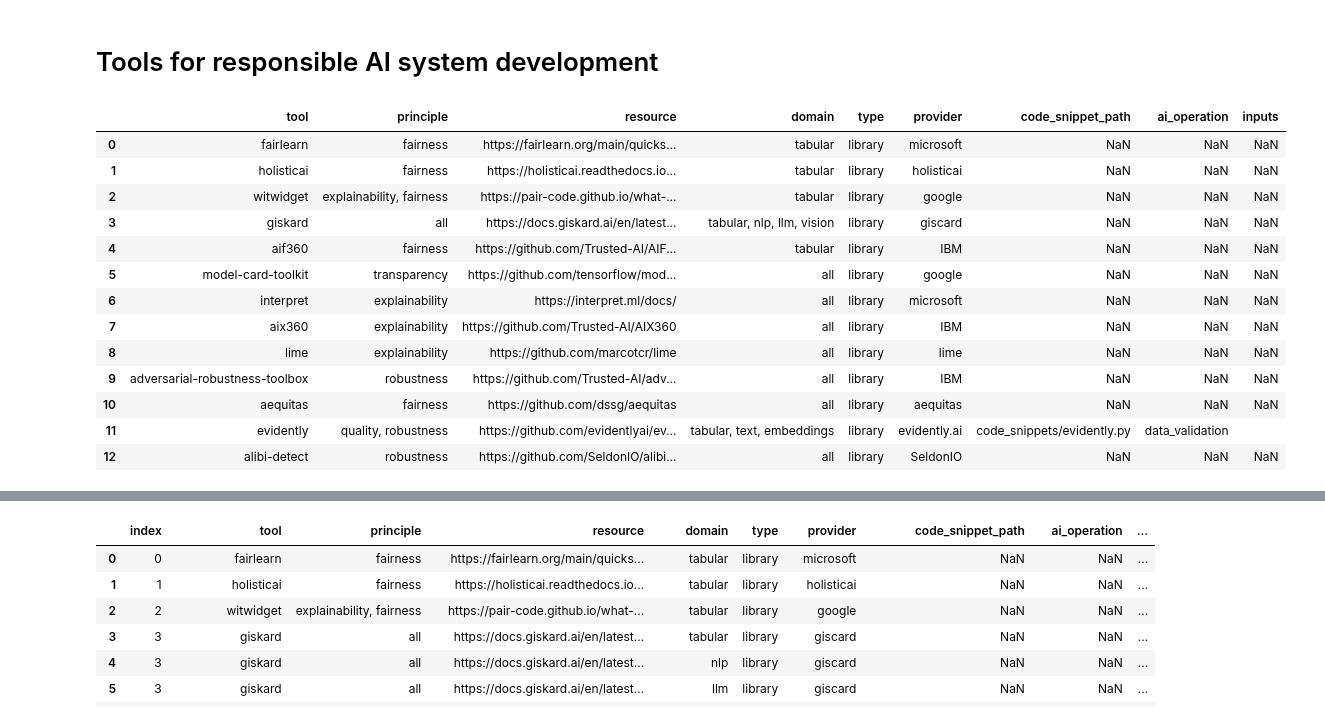
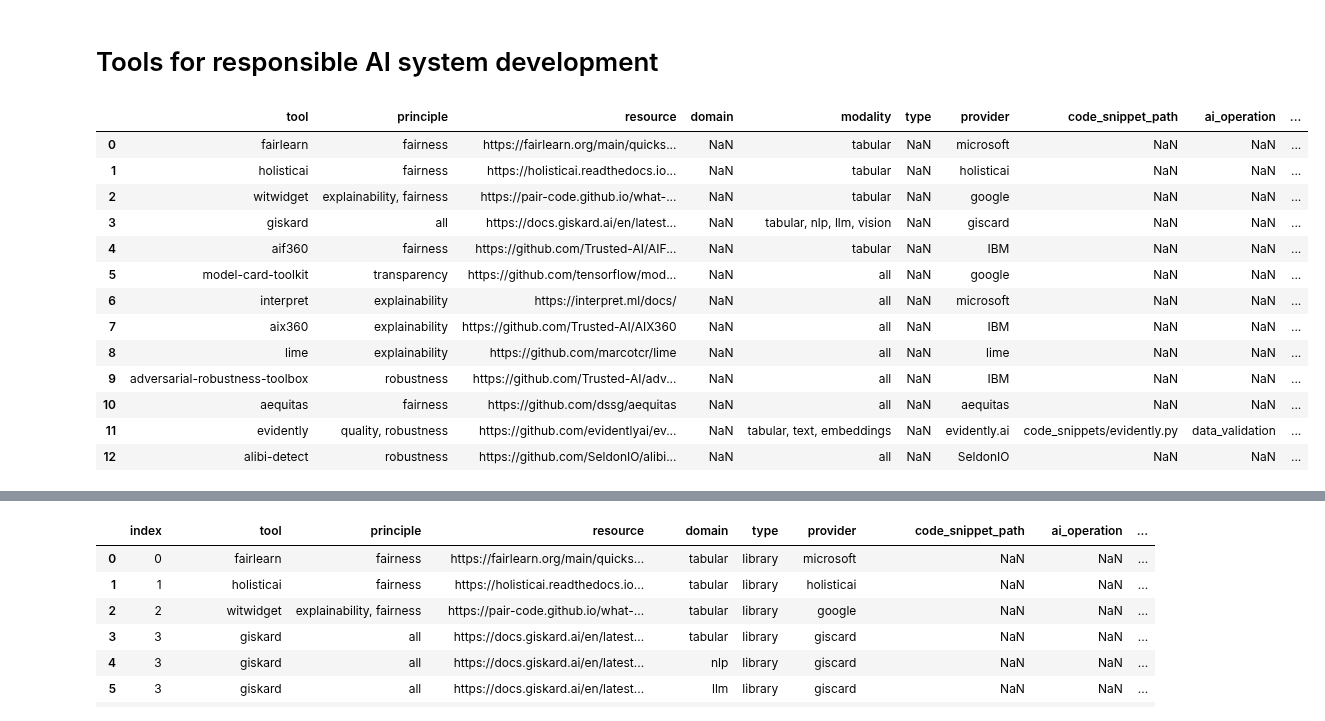
Before and after one commit to AlbanaCelepija/enhanced_mlops, a Jupyter notebook: tools_catalog/tools.ipynb, the cells around one changed output, grey strips where cells are left out. Saved outputs shown, nothing was run; the diff lists cells and outputs as text; code cells hidden in the pictures.

```diff
--- a/tools_catalog/tools.ipynb
+++ b/tools_catalog/tools.ipynb
@@ -3,38 +3,56 @@ import pandas as pd
 # %% [markdown]
 # Tools for responsible AI system development
 # %%
+# modality: tabular, text, image, audio, video
+
 tools_list = [
-    {"tool": "fairlearn", "principle": "fairness", "resource": "https://fairlearn.org/main/quickstart.html", "domain": "tabular", "type": "library", "provider": "microsoft"},
-    {"tool": "holisticai", "principle": "fairness", "resource": "https://holisticai.readthedocs.io/en/latest/getting_started/quickstart.html", "domain": "tabular", "type": "library", "provider": "holisticai"},
-    {"tool": "witwidget", "principle": "explainability, fairness", "resource": "https://pair-code.github.io/what-if-tool/", "domain": "tabular", "type": "library", "provider": "google"},
-    {"tool": "giskard", "principle": "all", "resource": "https://docs.giskard.ai/en/latest/getting_started/quickstart/index.html", "domain": "tabular, nlp, llm, vision", "type": "library", "provider": "giscard"},
-    {"tool": "aif360", "principle": "fairness", "resource": "https://github.com/Trusted-AI/AIF360/tree/main", "domain": "tabular", "type": "library", "provider": "IBM"},
-    {"tool": "model-card-toolkit", "principle": "transparency", "resource": "https://github.com/tensorflow/model-card-toolkit", "domain": "all", "type": "library", "provider": "google"},
-    {"tool": "interpret", "principle": "explainability", "resource": "https://interpret.ml/docs/", "domain": "all", "type": "library", "provider": "microsoft"},
-    {"tool": "aix360", "principle": "explainability", "resource": "https://github.com/Trusted-AI/AIX360", "domain": "all", "type": "library", "provider": "IBM"},
-    {"tool": "lime", "principle": "explainability", "resource": "https://github.com/marcotcr/lime", "domain": "all", "type": "library", "provider": "lime"},
-    {"tool": "adversarial-robustness-toolbox", "principle": "robustness", "resource": "https://github.com/Trusted-AI/adversarial-robustness-toolbox?tab=readme-ov-file", "domain": "all", "type": "library", "provider": "IBM"},
-    {"tool": "aequitas", "principle": "fairness", "resource": "https://github.com/dssg/aequitas", "domain": "all", "type": "library", "provider": "aequitas"},
-    {"tool": "evidently", "principle": "quality, robustness", "resource": "https://github.com/evidentlyai/evidently", "domain": "tabular, text, embeddings", "type": "library", "provider": "evidently.ai",
-        "code_snippet_path": "code_snippets/evidently.py", "ai_operation": "data_validation", "inputs": ""},
-    {"tool": "alibi-detect", "principle": "robustness", "resource": "https://github.com/SeldonIO/alibi-detect", "domain": "all", "type": "library", "provider": "SeldonIO"},
+    {"tool": "fairlearn", "principle": "fairness", "resource": "https://fairlearn.org/main/quickstart.html",
+            "modality": "tabular", "provider": "microsoft"},
+    {"tool": "holisticai", "principle": "fairness", "resource": "https://holisticai.readthedocs.io/en/latest/getting_started/quickstart.html",
+            "modality": "tabular", "provider": "holisticai"},
+    {"tool": "witwidget", "principle": "explainability, fairness", "resource": "https://pair-code.github.io/what-if-tool/",
+            "modality": "tabular", "provider": "google"},
+    {"tool": "giskard", "principle": "all", "resource": "https://docs.giskard.ai/en/latest/getting_started/quickstart/index.html",
+            "modality": "tabular, nlp, llm, vision", "provider": "giscard"},
+    {"tool": "aif360", "principle": "fairness", "resource": "https://github.com/Trusted-AI/AIF360/tree/main",
+            "modality": "tabular", "provider": "IBM"},
+    {"tool": "model-card-toolkit", "principle": "transparency", "resource": "https://github.com/tensorflow/model-card-toolkit",
+            "modality": "all", "provider": "google"},
+    {"tool": "interpret", "principle": "explainability", "resource": "https://interpret.ml/docs/",
+            "modality": "all", "provider": "microsoft"},
+    {"tool": "aix360", "principle": "explainability", "resource": "https://github.com/Trusted-AI/AIX360",
+            "modality": "all", "provider": "IBM"},
+    {"tool": "lime", "principle": "explainability", "resource": "https://github.com/marcotcr/lime",
+            "modality": "all", "provider": "lime"},
+    {"tool": "adversarial-robustness-toolbox", "principle": "robustness", "resource": "https://github.com/Trusted-AI/adversarial-robustness-toolbox?tab=readme-ov-file",
+            "modality": "all", "provider": "IBM"},
+    {"tool": "aequitas", "principle": "fairness", "resource": "https://github.com/dssg/aequitas",
+            "modality": "all", "provider": "aequitas"},
+    {"tool": "evidently", "principle": "quality, robustness", "resource": "https://github.com/evidentlyai/evidently",
+            "modality": "tabular, text, embeddings", "provider": "evidently.ai",
+            "code_snippet_path": "code_snippets/evidently.py", "ai_operation": "data_validation",
+            "inputs": "", "outputs": "", "question": "Can you generate a report about the level of data drift for the given reference and target data?"},
+    {"tool": "alibi-detect", "principle": "robustness", "resource": "https://github.com/SeldonIO/alibi-detect",
+            "modality": "all", "provider": "SeldonIO"},
 ]
-tools_principles_df = pd.DataFrame(tools_list, columns=["tool",	"principle", "resource", "domain", "type", "provider", "code_snippet_path", "ai_operation", "inputs"])
+tools_principles_df = pd.DataFrame(tools_list, columns=["tool",	"principle", "resource", "domain", "modality", "type", "provider",
+                                                        "code_snippet_path", "ai_operation", "inputs", "outputs", "question"])
+# applicative domain TODO
 tools_principles_df.to_csv("tools_principles_list.csv", index=False)
 tools_principles_df
 # %% [output]
-|  | tool | principle | resource | domain | type | provider | code_snippet_path | ai_operation | inputs |
-| 0 | fairlearn | fairness | https://fairlearn.org/main/quicks... | tabular | library | microsoft | NaN | NaN | NaN |
-| 1 | holisticai | fairness | https://holisticai.readthedocs.io... | tabular | library | holisticai | NaN | NaN | NaN |
-| 2 | witwidget | explainability, fairness | https://pair-code.github.io/what-... | tabular | library | google | NaN | NaN | NaN |
-| 3 | giskard | all | https://docs.giskard.ai/en/latest... | tabular, nlp, llm, vision | library | giscard | NaN | NaN | NaN |
-| 4 | aif360 | fairness | https://github.com/Trusted-AI/AIF... | tabular | library | IBM | NaN | NaN | NaN |
-| 5 | model-card-toolkit | transparency | https://github.com/tensorflow/mod... | all | library | google | NaN | NaN | NaN |
-| 6 | interpret | explainability | https://interpret.ml/docs/ | all | library | microsoft | NaN | NaN | NaN |
-| 7 | aix360 | explainability | https://github.com/Trusted-AI/AIX360 | all | library | IBM | NaN | NaN | NaN |
-| 8 | lime | explainability | https://github.com/marcotcr/lime | all | library | lime | NaN | NaN | NaN |
-| 9 | adversarial-robustness-toolbox | robustness | https://github.com/Trusted-AI/adv... | all | library | IBM | NaN | NaN | NaN |
-| 10 | aequitas | fairness | https://github.com/dssg/aequitas | all | library | aequitas | NaN | NaN | NaN |
-| 11 | evidently | quality, robustness | https://github.com/evidentlyai/ev... | tabular, text, embeddings | library | evidently.ai | code_snippets/evidently.py | data_validation |  |
-| 12 | alibi-detect | robustness | https://github.com/SeldonIO/alibi... | all | library | SeldonIO | NaN | NaN | NaN |
+|  | tool | principle | resource | domain | modality | type | provider | code_snippet_path | ai_operation | ... |
+| 0 | fairlearn | fairness | https://fairlearn.org/main/quicks... | NaN | tabular | NaN | microsoft | NaN | NaN | ... |
+| 1 | holisticai | fairness | https://holisticai.readthedocs.io... | NaN | tabular | NaN | holisticai | NaN | NaN | ... |
+| 2 | witwidget | explainability, fairness | https://pair-code.github.io/what-... | NaN | tabular | NaN | google | NaN | NaN | ... |
+| 3 | giskard | all | https://docs.giskard.ai/en/latest... | NaN | tabular, nlp, llm, vision | NaN | giscard | NaN | NaN | ... |
+| 4 | aif360 | fairness | https://github.com/Trusted-AI/AIF... | NaN | tabular | NaN | IBM | NaN | NaN | ... |
+| 5 | model-card-toolkit | transparency | https://github.com/tensorflow/mod... | NaN | all | NaN | google | NaN | NaN | ... |
+| 6 | interpret | explainability | https://interpret.ml/docs/ | NaN | all | NaN | microsoft | NaN | NaN | ... |
+| 7 | aix360 | explainability | https://github.com/Trusted-AI/AIX360 | NaN | all | NaN | IBM | NaN | NaN | ... |
+| 8 | lime | explainability | https://github.com/marcotcr/lime | NaN | all | NaN | lime | NaN | NaN | ... |
+| 9 | adversarial-robustness-toolbox | robustness | https://github.com/Trusted-AI/adv... | NaN | all | NaN | IBM | NaN | NaN | ... |
+| 10 | aequitas | fairness | https://github.com/dssg/aequitas | NaN | all | NaN | aequitas | NaN | NaN | ... |
+| 11 | evidently | quality, robustness | https://github.com/evidentlyai/ev... | NaN | tabular, text, embeddings | NaN | evidently.ai | code_snippets/evidently.py | data_validation | ... |
+| 12 | alibi-detect | robustness | https://github.com/SeldonIO/alibi... | NaN | all | NaN | SeldonIO | NaN | NaN | ... |
 # %%
```
Also changed, not shown: parts of 1 cell of this notebook, 12 other files.
